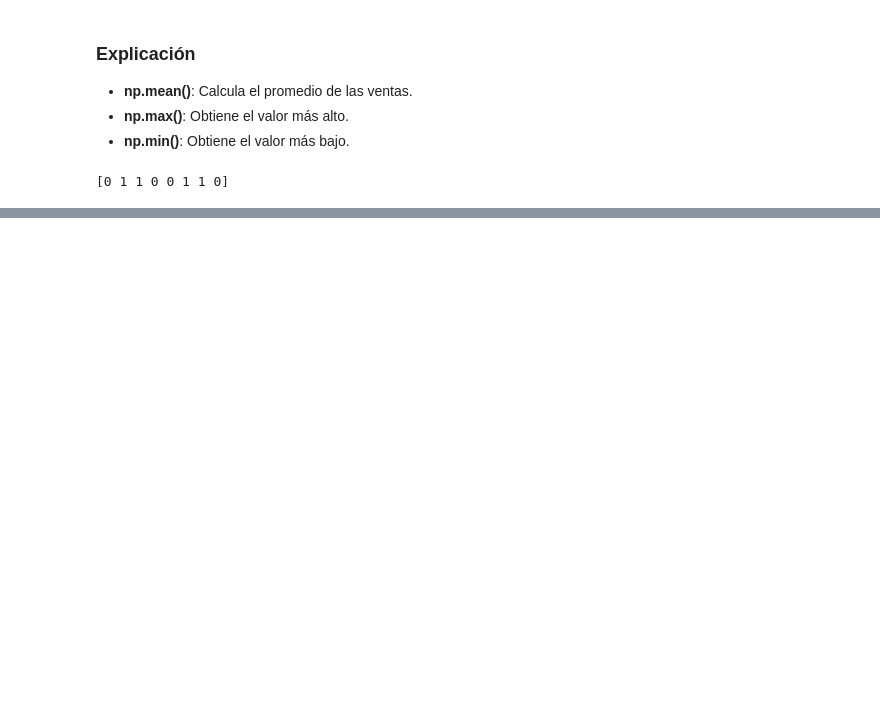
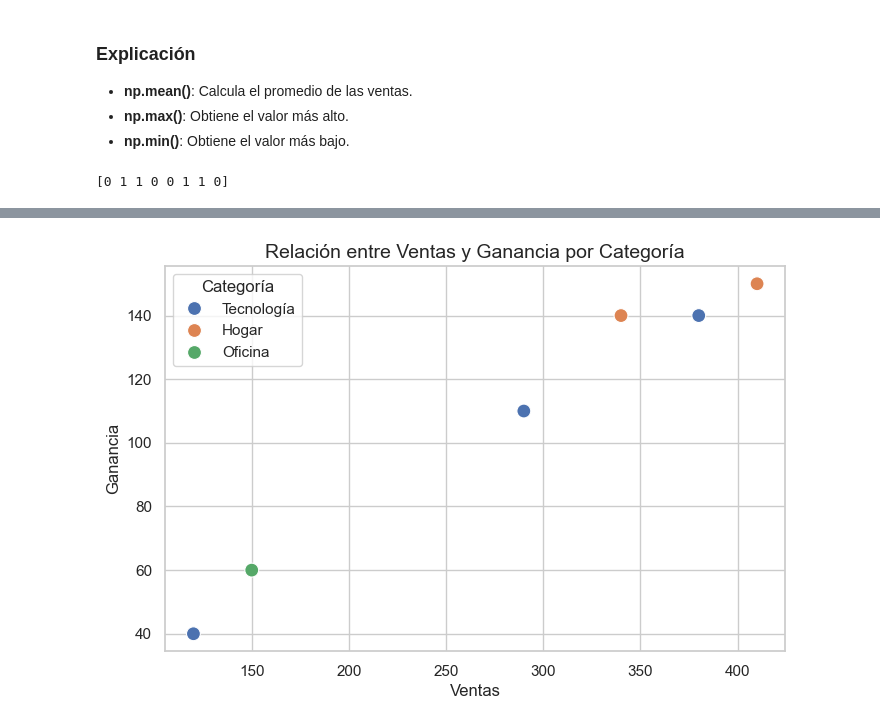
Before and after one commit to BPinzon13/Entregables_2, a Jupyter notebook: analisis_venta.ipynb, the cells around one changed output, grey strips where cells are left out. Saved outputs shown, nothing was run; the diff lists cells and outputs as text; code cells hidden in the pictures; blank space fills up the shorter version.

```diff
--- a/analisis_venta.ipynb
+++ b/analisis_venta.ipynb
@@ -111,0 +160,14 @@ resumen_mes
+# %%
+import seaborn as sns
+import matplotlib.pyplot as plt
+
+plt.figure(figsize=(8,5))
+sns.scatterplot(data=df, x='Ventas', y='Ganancia', hue='Categoria', s=100)
+
+plt.title('Relación entre Ventas y Ganancia por Categoría', fontsize=14)
+plt.xlabel('Ventas', fontsize=12)
+plt.ylabel('Ganancia', fontsize=12)
+plt.legend(title='Categoría')
+plt.show()
+# %% [output]
+[figure, added]
```
Also changed, not shown: parts of 11 cells of this notebook.
